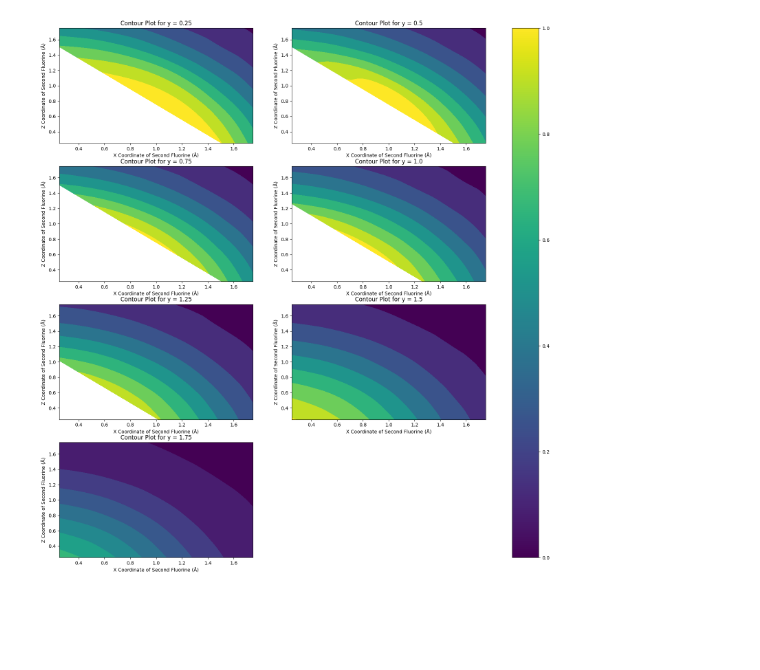
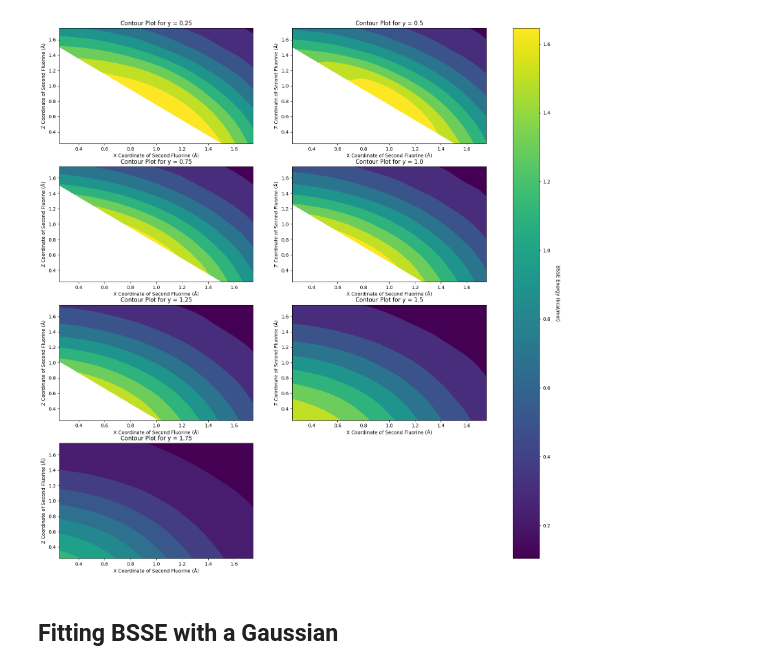
Before and after one commit to rmrresearch/bsse_db, a Jupyter notebook: data/bsse_calculations_HF_dimer/make_contour_plots.ipynb, the cells around one changed output. Drawn from its saved outputs; the diff is of its cells as text; code cells hidden in the pictures; blank space fills up the shorter version.

```diff
--- a/data/bsse_calculations_HF_dimer/make_contour_plots.ipynb
+++ b/data/bsse_calculations_HF_dimer/make_contour_plots.ipynb
@@ -9,29 +10,36 @@ bsse_data_nwchem = pd.read_csv('BSSE_by_FF_distance_nwchem.csv')
 # %%
 fig, axes = plt.subplots(nrows=4, ncols=2, figsize=(20, 20))
 cmap = cm.get_cmap('viridis')
-normalizer = Normalize(0, 4)
 vmin = bsse_data_nwchem['BSSE_A'].min() * 627.5096
 vmax = bsse_data_nwchem['BSSE_A'].max() * 627.5096
+normalizer = Normalize(vmin=vmin, vmax=vmax)
 fig.delaxes(axes[3][1])
+
 for i, fixed_y_value in enumerate(np.arange(.25, 2, .25)):
     ax = axes[i // 2, i % 2]
     data = bsse_data_nwchem[bsse_data_nwchem['y'] == fixed_y_value][['x', 'z', 'BSSE_A']]
     xs = data['x'].values
     zs = data['z'].values
     bsse = data['BSSE_A'].values * 627.5096
+
     # Grid and interpolation
     xi = np.linspace(min(xs), max(xs), 50)
     zi = np.linspace(min(zs), max(zs), 50)
     Xi, Zi = np.meshgrid(xi, zi)
     bssei = griddata((xs, zs), bsse, (Xi, Zi), method='cubic')
+
     # Filled contour plot with fixed vmin/vmax
     contour = ax.contourf(Xi, Zi, bssei, levels=8, cmap='viridis', vmin=vmin, vmax=vmax)
-    # ax.scatter(xs, zs, c=bsse, cmap='viridis', vmin=vmin, vmax=vmax, edgecolor='k')
-
     ax.set_title(f'Contour Plot for y = {fixed_y_value}')
     ax.set_xlabel('X Coordinate of Second Fluorine (Å)')
     ax.set_ylabel('Z Coordinate of Second Fluorine (Å)')
-fig.colorbar(im, ax=axes.ravel().tolist())
+
+# Create colorbar using the normalizer and colormap directly
+cbar = fig.colorbar(cm.ScalarMappable(norm=normalizer, cmap=cmap), ax=axes.ravel().tolist())
+cbar.set_label('BSSE Energy (kcal/mol)', rotation=270, labelpad=20)
+
 plt.show()
 # %% [output]
-[figure, old version]
+[figure, new version]
+# %% [markdown]
+## Fitting BSSE with a Gaussian
```
Also changed, not shown: parts of 9 cells of this notebook.
